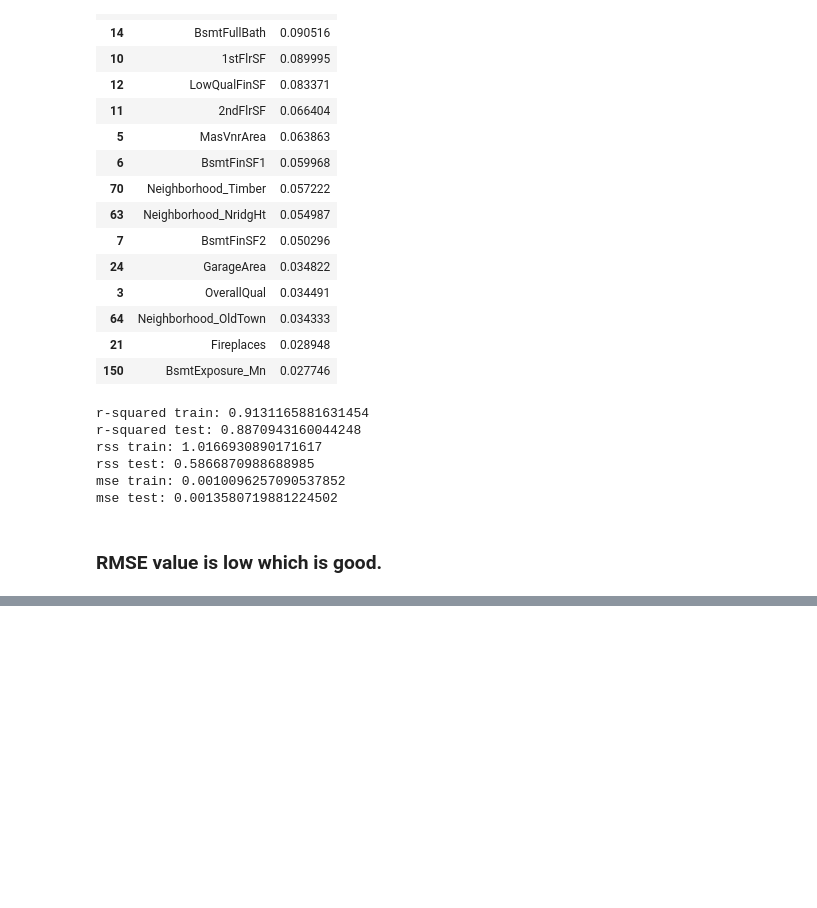
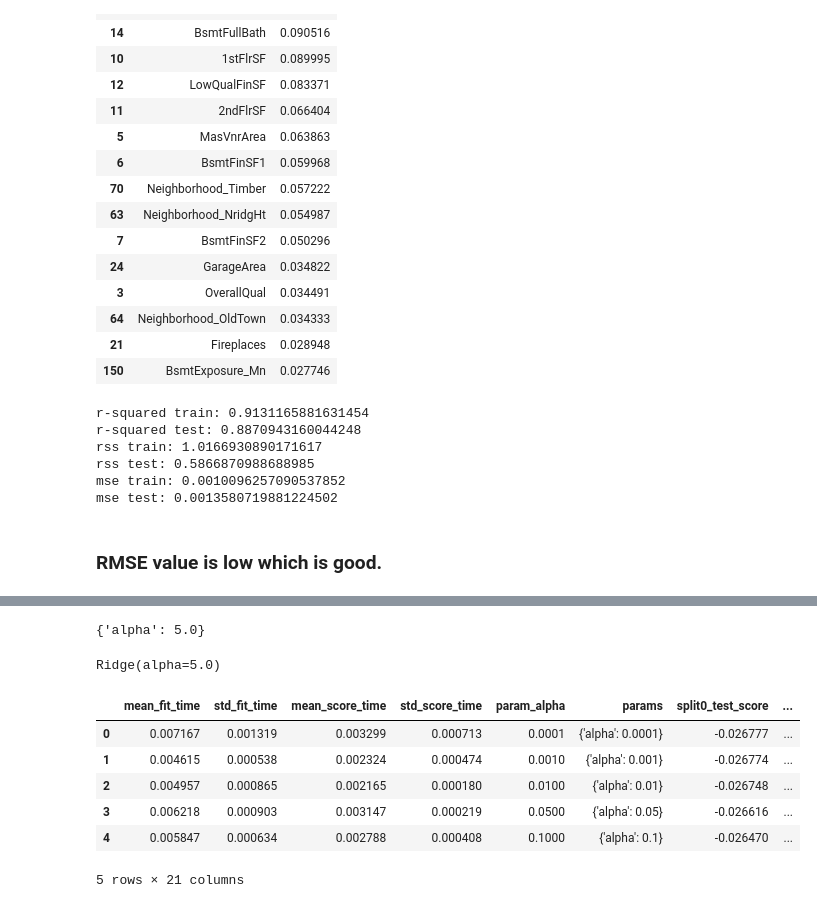
Before and after one commit to kc11381/Housing_Price_Prediction_Case_Study, a Jupyter notebook: house_price_prediction.ipynb, the cells around one changed output, grey strips where cells are left out. Drawn from its saved outputs; the diff is of its cells as text; code cells hidden in the pictures; blank space fills up the shorter version.

```diff
--- a/house_price_prediction.ipynb
+++ b/house_price_prediction.ipynb
@@ -759,0 +803,5 @@ mse test: 0.0013580719881224502
+# %%
+# Checking alpha value
+model_cv.best_params_
+# %% [output]
+{'alpha': 5.0}
@@ -759,0 +812,16 @@ mse test: 0.0013580719881224502
+# %%
+ridge.fit(X_train, y_train)
+# %% [output]
+Ridge(alpha=5.0)
+# %%
+cv_ridge_df = pd.DataFrame(model_cv.cv_results_)
+cv_ridge_df['param_alpha'] = cv_lasso_df['param_alpha'].astype('float32')
+cv_ridge_df.head()
+# %% [output]
+|  | mean_fit_time | std_fit_time | mean_score_time | std_score_time | param_alpha | params | split0_test_score | ... |
+| 0 | 0.007167 | 0.001319 | 0.003299 | 0.000713 | 0.0001 | {'alpha': 0.0001} | -0.026777 | ... |
+| 1 | 0.004615 | 0.000538 | 0.002324 | 0.000474 | 0.0010 | {'alpha': 0.001} | -0.026774 | ... |
+| 2 | 0.004957 | 0.000865 | 0.002165 | 0.000180 | 0.0100 | {'alpha': 0.01} | -0.026748 | ... |
+| 3 | 0.006218 | 0.000903 | 0.003147 | 0.000219 | 0.0500 | {'alpha': 0.05} | -0.026616 | ... |
+| 4 | 0.005847 | 0.000634 | 0.002788 | 0.000408 | 0.1000 | {'alpha': 0.1} | -0.026470 | ... |
+5 rows × 21 columns
```
Also changed, not shown: parts of 24 cells of this notebook.
